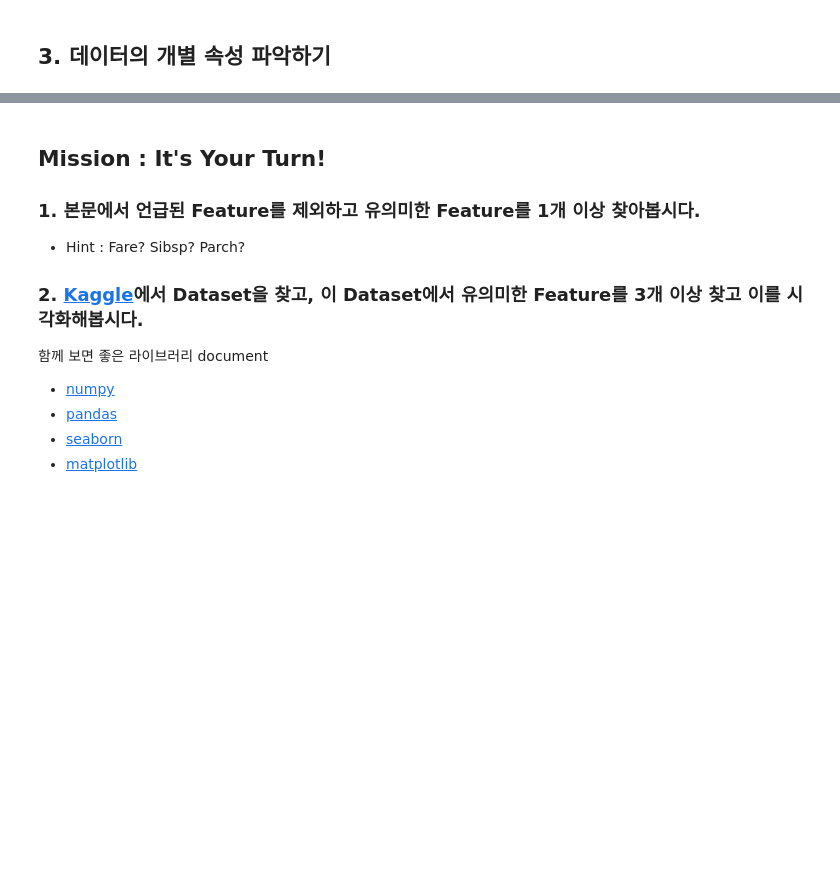
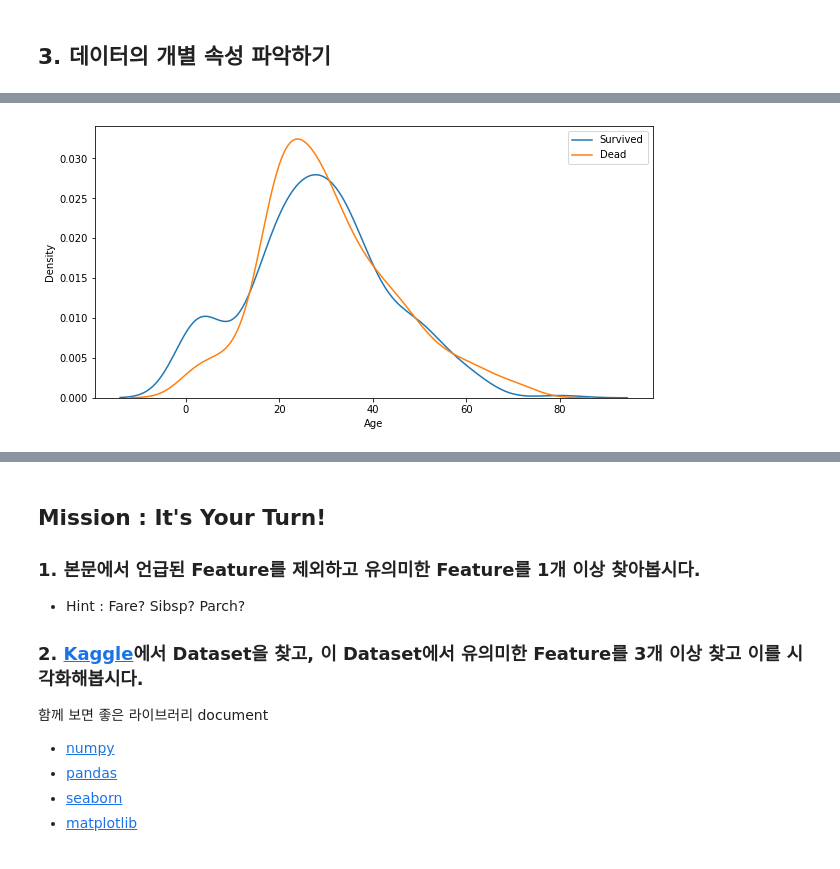
Before and after one commit to super-corini/programmers_kdt_II, a Jupyter notebook: 4. EDA.ipynb, the cells around one changed output, grey strips where cells are left out. Cells and saved outputs as stored; diff of their text form; code cells hidden in the pictures; blank space fills up the shorter version.

```diff
--- a/4. EDA.ipynb
+++ b/4. EDA.ipynb
@@ -17,0 +177,9 @@
+# %%
+fig, ax = plt.subplots(1,1, figsize=(10,5))
+sns.kdeplot(x=tt_df[tt_df.Survived==1]['Age'], ax=ax)
+sns.kdeplot(x=tt_df[tt_df.Survived==0]['Age'], ax=ax)
+
+plt.legend(['Survived', 'Dead'])
+plt.show()
+# %% [output]
+[figure, added]
```
Also changed, not shown: parts of 37 cells of this notebook.
